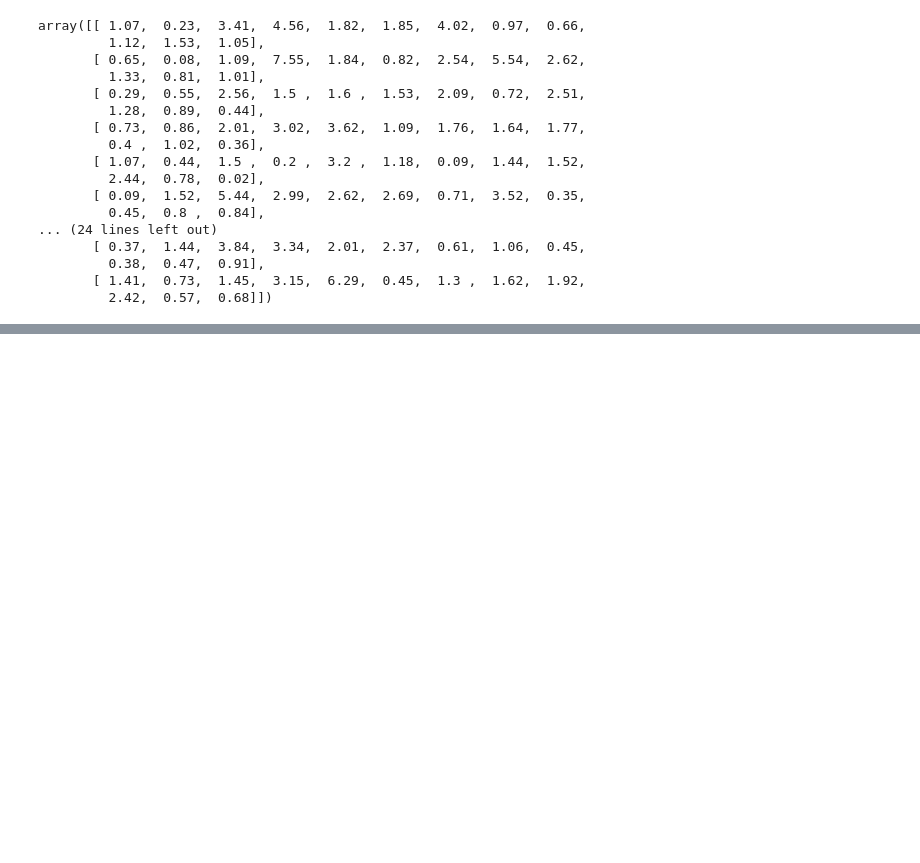
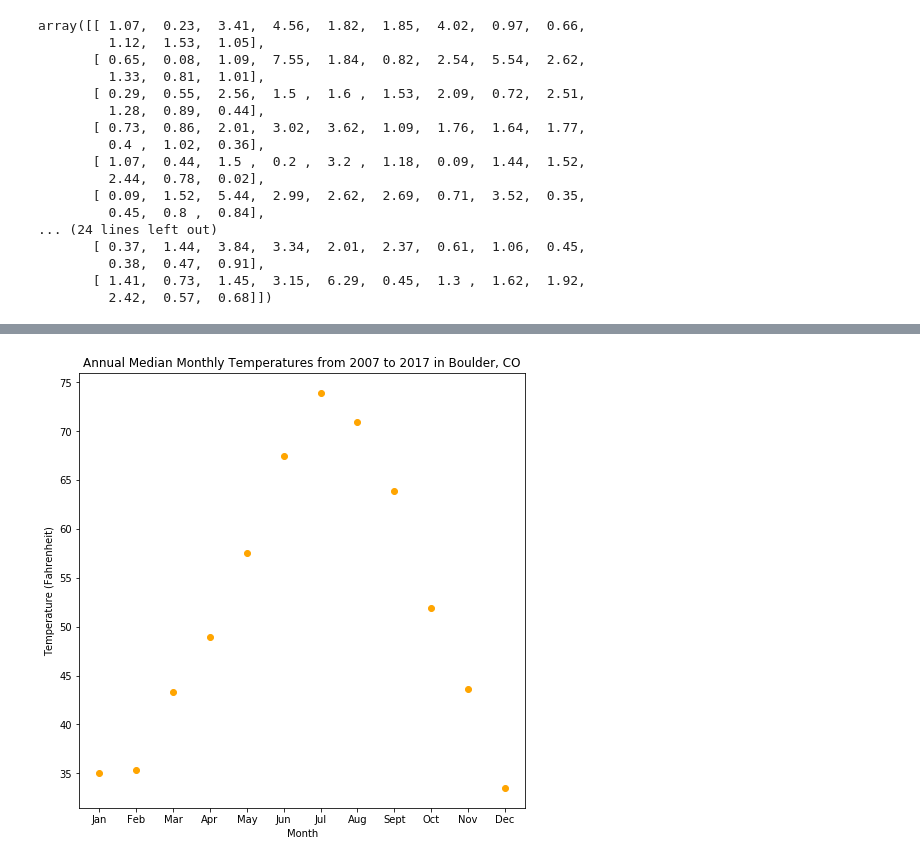
Before and after one commit to geo-py/ea-bootcamp-hw-4-mbrown, a Jupyter notebook: ea-bootcamp-hw-4-mbrown.ipynb, the cells around one changed output, grey strips where cells are left out. Cells and saved outputs as stored; diff of their text form; code cells hidden in the pictures; blank space fills up the shorter version.

```diff
--- a/ea-bootcamp-hw-4-mbrown.ipynb
+++ b/ea-bootcamp-hw-4-mbrown.ipynb
@@ -176,0 +338,8 @@ array([[ 1.07,  0.23,  3.41,  4.56,  1.82,  1.85,  4.02,  0.97,  0.66,
+# %%
+# call the median_stats_column function using the 'temp_07_to_17_fahr' numpy array
+# to create a new array with the sum across columns
+temp_07_to_17_fahr_median = np.array(median_stats_columns(temp_07_to_17_fahr))
+
+# print the new array with calculated values
+
+temp_07_to_17_fahr_median
@@ -176,0 +378,18 @@ array([[ 1.07,  0.23,  3.41,  4.56,  1.82,  1.85,  4.02,  0.97,  0.66,
+# %%
+# create numpy arrays that contains months names for Jan to Dec
+
+months = np.array(["Jan",
+                  "Feb",
+                  "Mar",
+                  "Apr",
+                  "May",
+                  "Jun",
+                  "Jul",
+                  "Aug",
+                  "Sept",
+                  "Oct",
+                  "Nov",
+                  "Dec"])
+
+# print new numpy array
+print(months)
@@ -176,0 +442,17 @@ array([[ 1.07,  0.23,  3.41,  4.56,  1.82,  1.85,  4.02,  0.97,  0.66,
+# %%
+# set plot size for all plots that follow
+plt.rcParams["figure.figsize"] = (8, 8)
+
+# create the plot space upon which to plot the data
+fig, ax = plt.subplots()
+
+# add the x-axis and the y-axis to the plot
+ax.scatter(months, temp_07_to_17_fahr_median, color="orange")
+
+# set plot title
+ax.set(title="Annual Median Monthly Temperatures from 2007 to 2017 in Boulder, CO")
+
+# add labels to the axes
+ax.set(xlabel="Month", ylabel="Temperature (Fahrenheit)");
+# %% [output]
+[figure, added]
```
Also changed, not shown: parts of 29 cells of this notebook.
